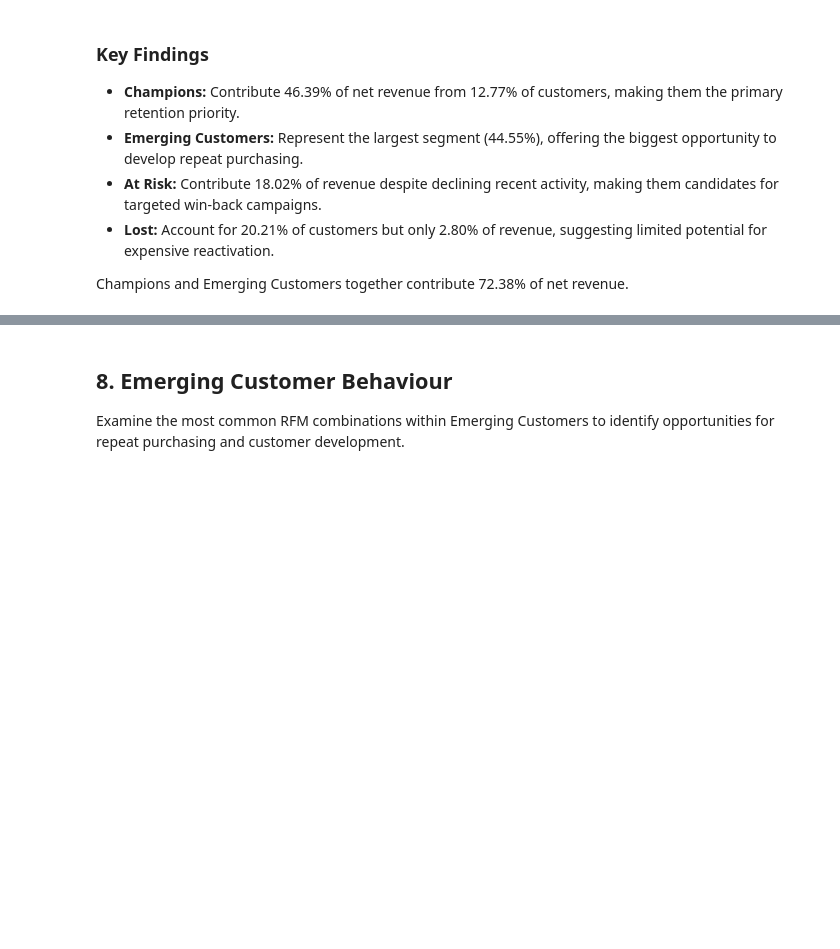
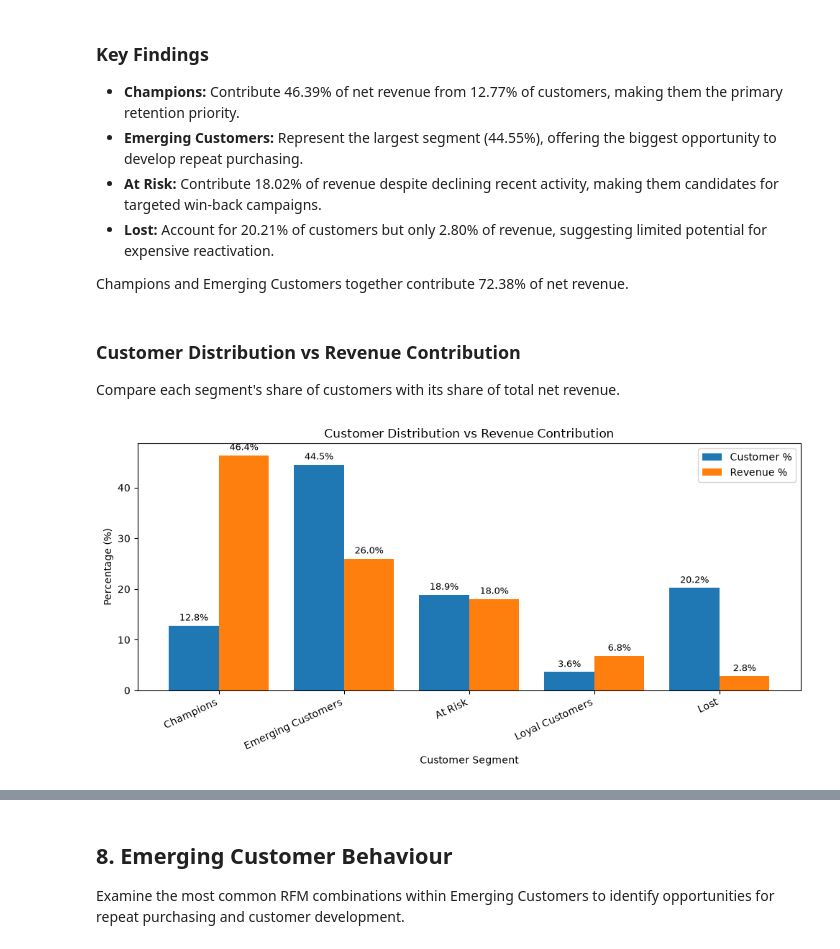
Before and after one commit to neharika/rfm-customer-segmentation, a Jupyter notebook: notebooks/03_rfm_segments.ipynb, the cells around one changed output, grey strips where cells are left out. Saved outputs shown, nothing was run; the diff lists cells and outputs as text; code cells hidden in the pictures; blank space fills up the shorter version.

```diff
--- a/notebooks/03_rfm_segments.ipynb
+++ b/notebooks/03_rfm_segments.ipynb
@@ -807,3 +805,38 @@ TypeError: category dtype does not support aggregation 'mean'
 - **Lost:** Account for 20.21% of customers but only 2.80% of revenue, suggesting limited potential for expensive reactivation.
 
 Champions and Emerging Customers together contribute 72.38% of net revenue.
+# %% [markdown]
+### Customer Distribution vs Revenue Contribution
+
+Compare each segment's share of customers with its share of total net revenue.
+# %%
+import matplotlib.pyplot as plt
+
+plot_data = segment_summary.set_index('segment')[
+    ['customer_pct', 'revenue_pct']
+]
+
+ax = plot_data.plot(
+    kind='bar',
+    figsize=(10, 5),
+    width=0.8
+)
+
+# Add percentage labels
+for container in ax.containers:
+    ax.bar_label(
+        container,
+        fmt='%.1f%%',
+        padding=3,
+        fontsize=9
+    )
+
+plt.title('Customer Distribution vs Revenue Contribution')
+plt.xlabel('Customer Segment')
+plt.ylabel('Percentage (%)')
+plt.xticks(rotation=25, ha='right')
+plt.legend(['Customer %', 'Revenue %'])
+plt.tight_layout()
+plt.show()
+# %% [output]
+[figure, added]
```
Also changed, not shown: parts of 11 cells of this notebook, 1 other file.
